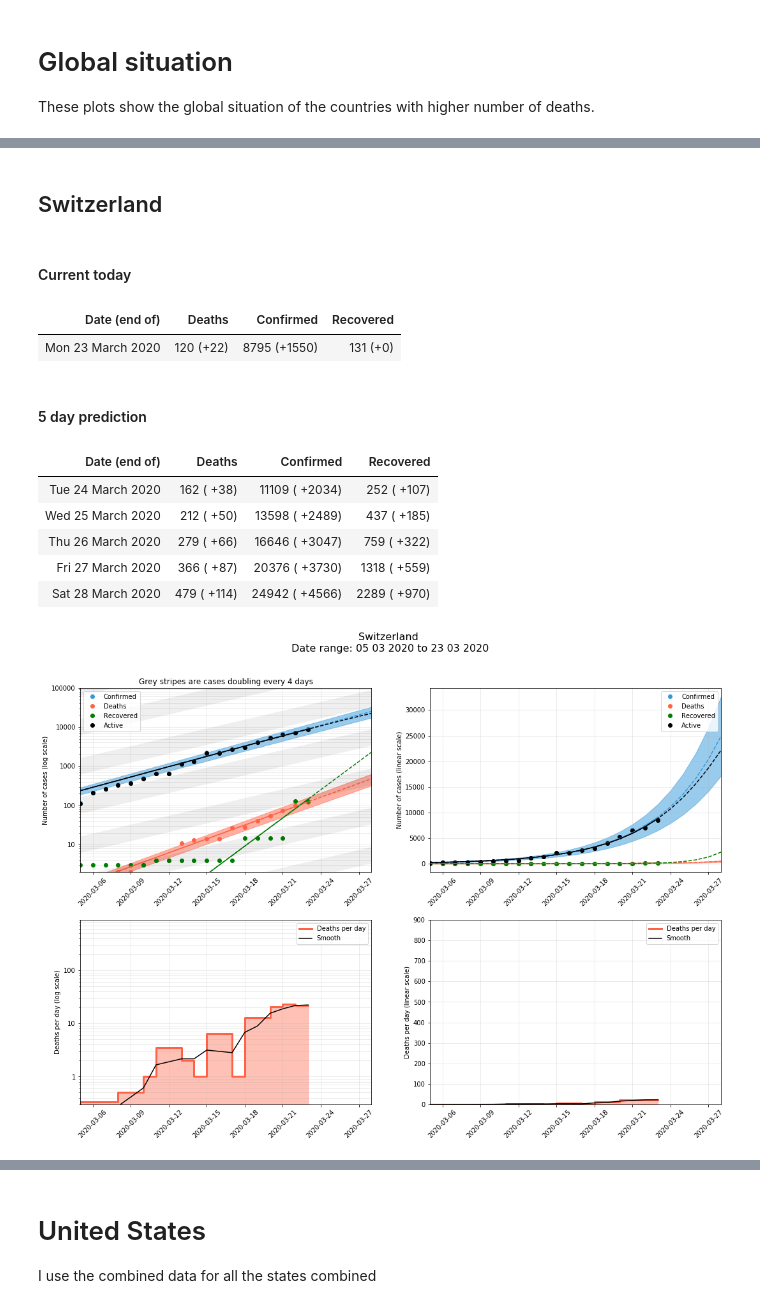
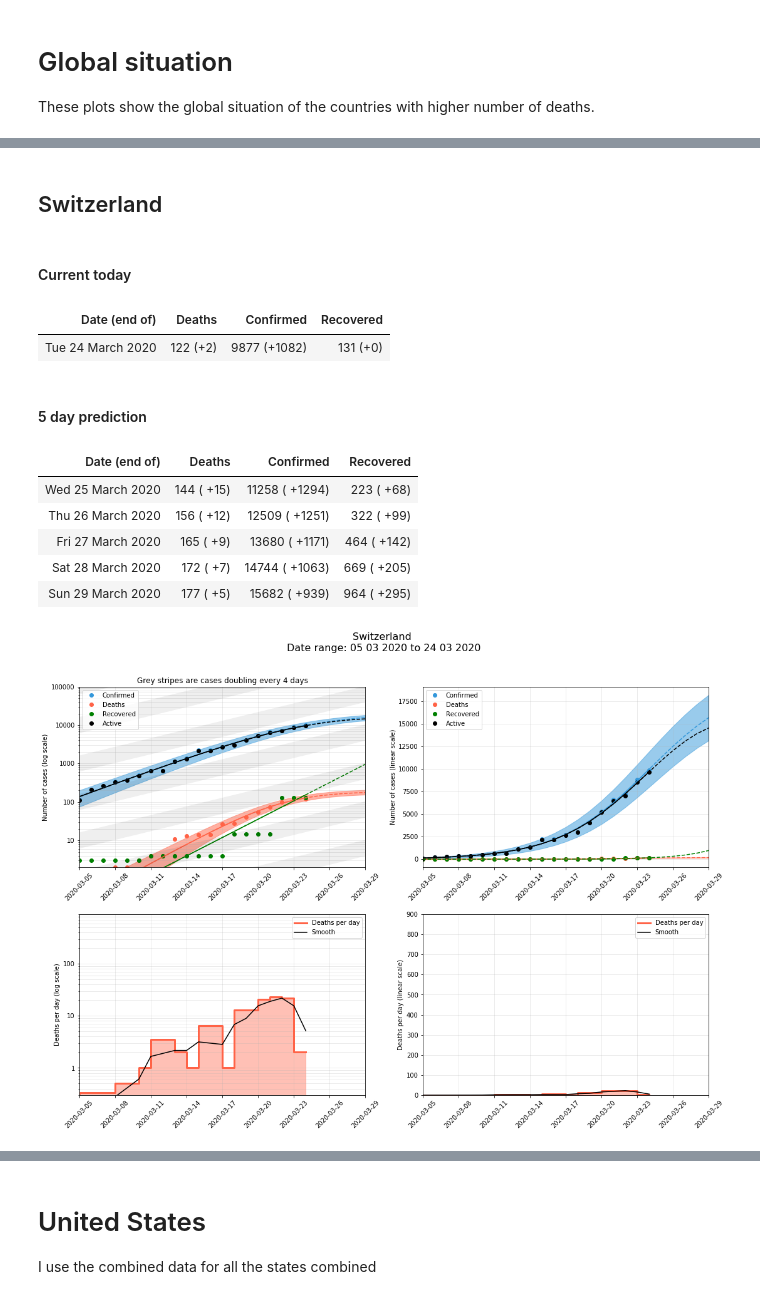
Before and after one commit to jmoldon/coronavirus_analysis, a Jupyter notebook: covid19_newdata.ipynb, the cells around one changed output, grey strips where cells are left out. Saved outputs shown, nothing was run; the diff lists cells and outputs as text; code cells hidden in the pictures.

Commit message:
Update March 25

```diff
--- a/covid19_newdata.ipynb
+++ b/covid19_newdata.ipynb
@@ -98,5 +88,5 @@ display(data.head())
 # %%
-data = data.rename(columns={'confirmed': 'Confirmed', 'cured': 'Recovered', 'death':'Deaths', 'countryName':'Country/Region'})
+data = data.rename(columns={'confirmed': 'Confirmed', 'recovered': 'Recovered', 'death':'Deaths', 'countryName':'Country/Region'})
 data['Active'] = data['Confirmed']-data['Deaths']-data['Recovered']
 data['DateTime'] = pd.to_datetime(data['day'])
 data['Province/State'] = ''
@@ -750,27 +743,27 @@ print_table(my_country, prediction, days=5)
 # %%
 display(Markdown("## Switzerland"))
 min_y1 = {'Confirmed': 10, 'Deaths': 5, 'Recovered': 0}
 do_debug=False
-fits_todo1 = {'Confirmed': [func_exponential],
-             'Deaths':     [func_exponential],
+fits_todo1 = {'Confirmed': [func_exponential, func_logistic],
+             'Deaths':     [func_exponential, func_logistic],
              'Recovered':  [func_exponential]}
 
 my_country = select_country(data, country='Switzerland',province='', start_date='2020-03-05')
 data_country, prediction = fit_data(my_country, min_y=min_y1, fits_todo=fits_todo1)
 fig, ax = plot_country(data_country, prediction)
 print_table(my_country, prediction, days=5)
 # %% [output]
 ## Switzerland
 #### Current today
 | Date (end of) | Deaths | Confirmed | Recovered |
-| Mon 23 March 2020 | 120 (+22) | 8795 (+1550) | 131 (+0) |
+| Tue 24 March 2020 | 122 (+2) | 9877 (+1082) | 131 (+0) |
 #### 5 day prediction
 | Date (end of) | Deaths | Confirmed | Recovered |
-| Tue 24 March 2020 | 162 ( +38) | 11109 ( +2034) | 252 ( +107) |
-| Wed 25 March 2020 | 212 ( +50) | 13598 ( +2489) | 437 ( +185) |
-| Thu 26 March 2020 | 279 ( +66) | 16646 ( +3047) | 759 ( +322) |
-| Fri 27 March 2020 | 366 ( +87) | 20376 ( +3730) | 1318 ( +559) |
-| Sat 28 March 2020 | 479 ( +114) | 24942 ( +4566) | 2289 ( +970) |
+| Wed 25 March 2020 | 144 ( +15) | 11258 ( +1294) | 223 ( +68) |
+| Thu 26 March 2020 | 156 ( +12) | 12509 ( +1251) | 322 ( +99) |
+| Fri 27 March 2020 | 165 ( +9) | 13680 ( +1171) | 464 ( +142) |
+| Sat 28 March 2020 | 172 ( +7) | 14744 ( +1063) | 669 ( +205) |
+| Sun 29 March 2020 | 177 ( +5) | 15682 ( +939) | 964 ( +295) |
-[figure, old version]
+[figure, new version]
 # %%
 display(Markdown("## Belgium"))
```
Also changed, not shown: parts of 27 cells of this notebook, 21 other files.
